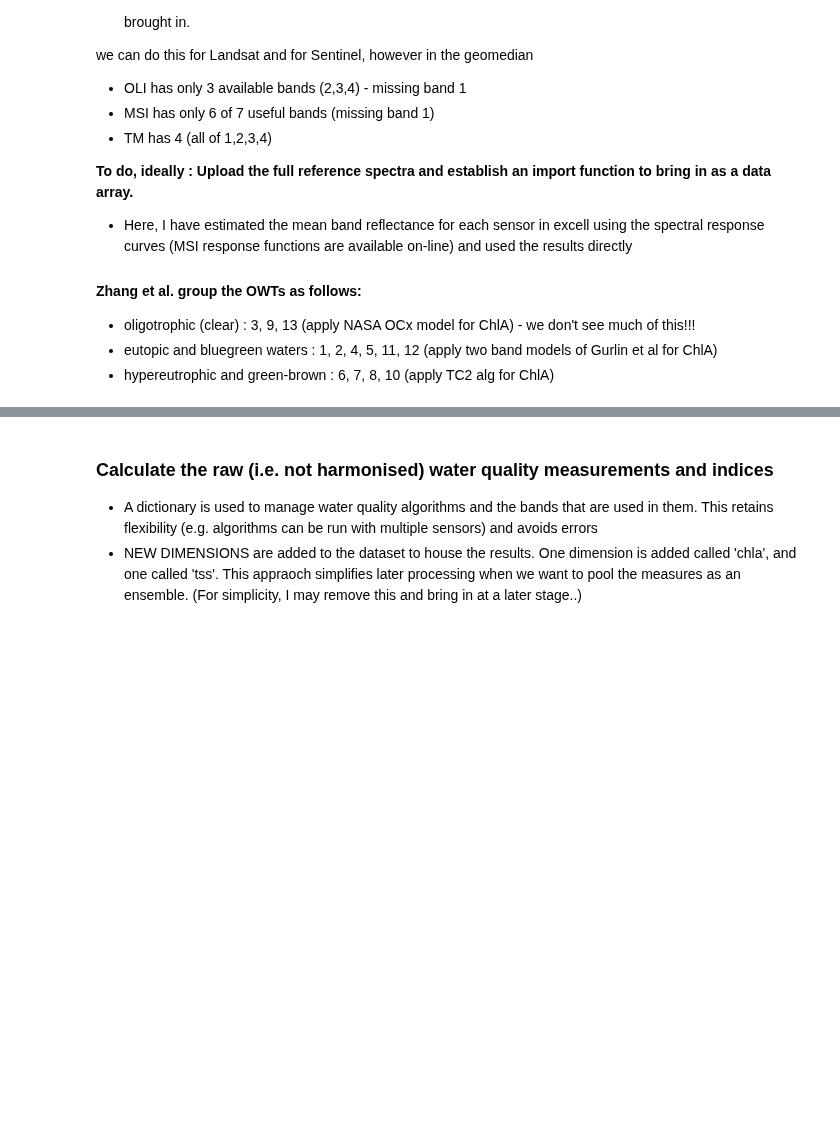
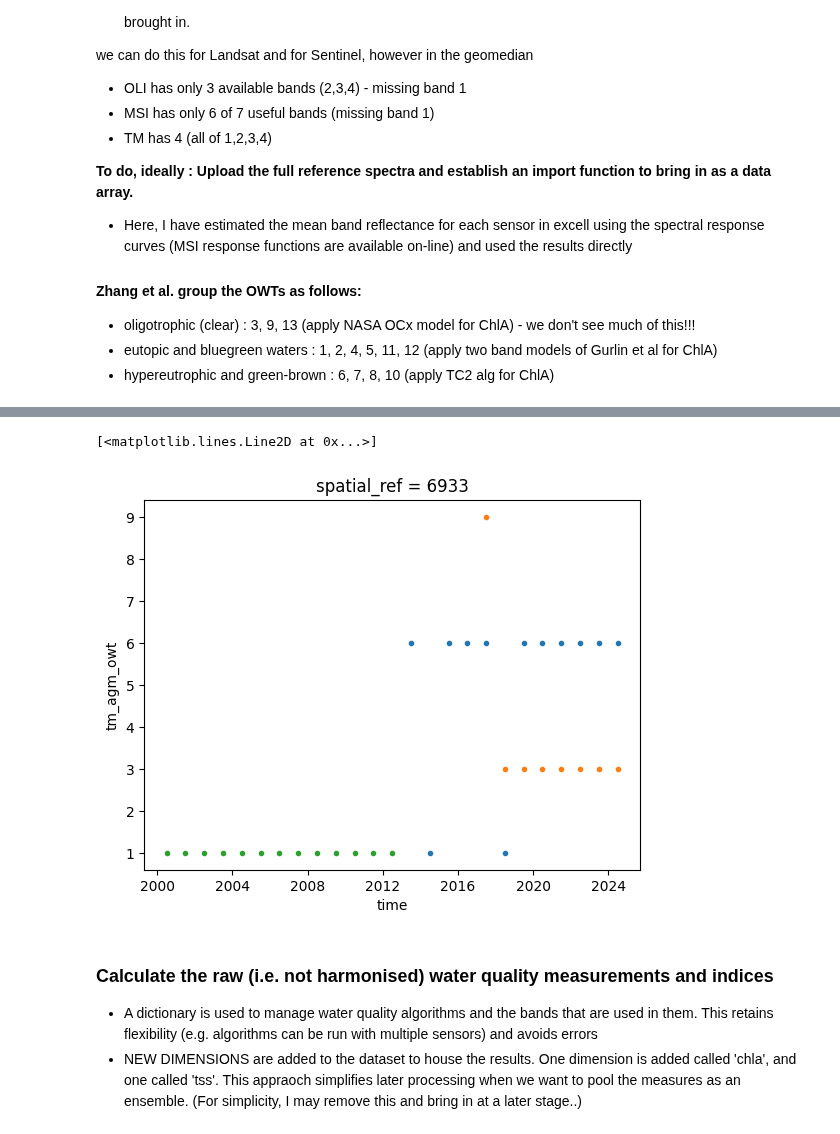
Before and after one commit to vikineema/deafrica_water_quality, a Jupyter notebook: WP1.2/WQ package 1.2.ipynb, the cells around one changed output, grey strips where cells are left out. Drawn from its saved outputs; the diff is of its cells as text; code cells hidden in the pictures; blank space fills up the shorter version.

```diff
--- a/WP1.2/WQ package 1.2.ipynb
+++ b/WP1.2/WQ package 1.2.ipynb
@@ -529,5 +494,3 @@ we can do this for Landsat and for Sentinel, however in the geomedian
 - oligotrophic (clear)           : 3, 9, 13           (apply NASA OCx model for ChlA) - we don't see much of this!!!
 - eutopic and bluegreen waters   : 1, 2, 4, 5, 11, 12 (apply two band models of Gurlin et al for ChlA)
 - hypereutrophic and green-brown : 6, 7, 8, 10        (apply TC2 alg for ChlA)
-# %%
-ds['owt_msi'] = OWT_pixel(ds,'msi_agm',water_frequency_threshold=0.8,resample_rate=3,verbose=False, test=True)
@@ -542,0 +505,22 @@ Coordinates:
+# %%
+def run_OWT(ds):
+    OWT_vector_data = create_OWT_response_models(agm=True)
+    suffix = '_agm'
+    for instrument in 'msi','oli','tm':
+        if instrument+suffix in ds.data_vars:
+            OWT_vectors = OWT_vector_data[instrument]    # the spectral reflectances specific to this sensor
+            OWT_data    = OWT(ds.where(ds.clearwater==1),
+                          instrument,
+                          OWT_vectors,
+                          agm=True,
+                          test=False,
+                          verbose=True)
+        varname = instrument+'_agm_owt'
+        if varname in ds.data_vars:
+            ds[varname] = xr.where(~np.isnan(OWT_data),OWT_data,ds[varname])
+        else :
+            ds[varname] = OWT_data
+        del OWT_data
+    return(ds)
+    gc.collect()
+ds0 = run_OWT(ds0)
@@ -543,3 +542,10 @@ Coordinates:
+# %%
+ds0.oli_agm_owt.median(dim=('x','y')).plot(linestyle='',marker='.')
+ds0.msi_agm_owt.median(dim=('x','y')).plot(linestyle='',marker='.')
+ds0.tm_agm_owt.median(dim=('x','y')).plot(linestyle='',marker='.')
+# %% [output]
+[<matplotlib.lines.Line2D at 0x...>]
+[figure, added]
 # %% [markdown]
 ### Calculate the raw (i.e. not harmonised) water quality measurements and indices
 - A dictionary is used to manage water quality algorithms and the bands that are used in them. This retains flexibility (e.g. algorithms can be run with multiple sensors) and avoids errors
```
Also changed, not shown: parts of 14 cells of this notebook.
